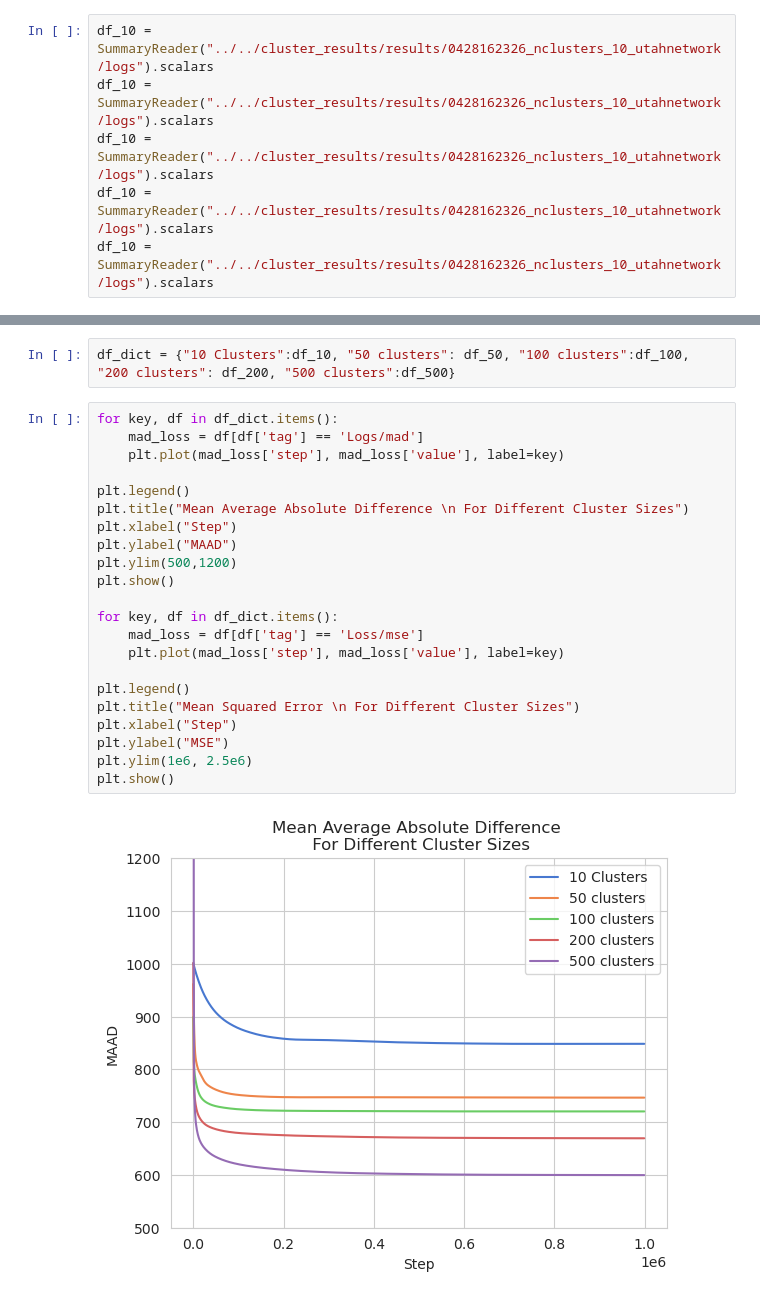
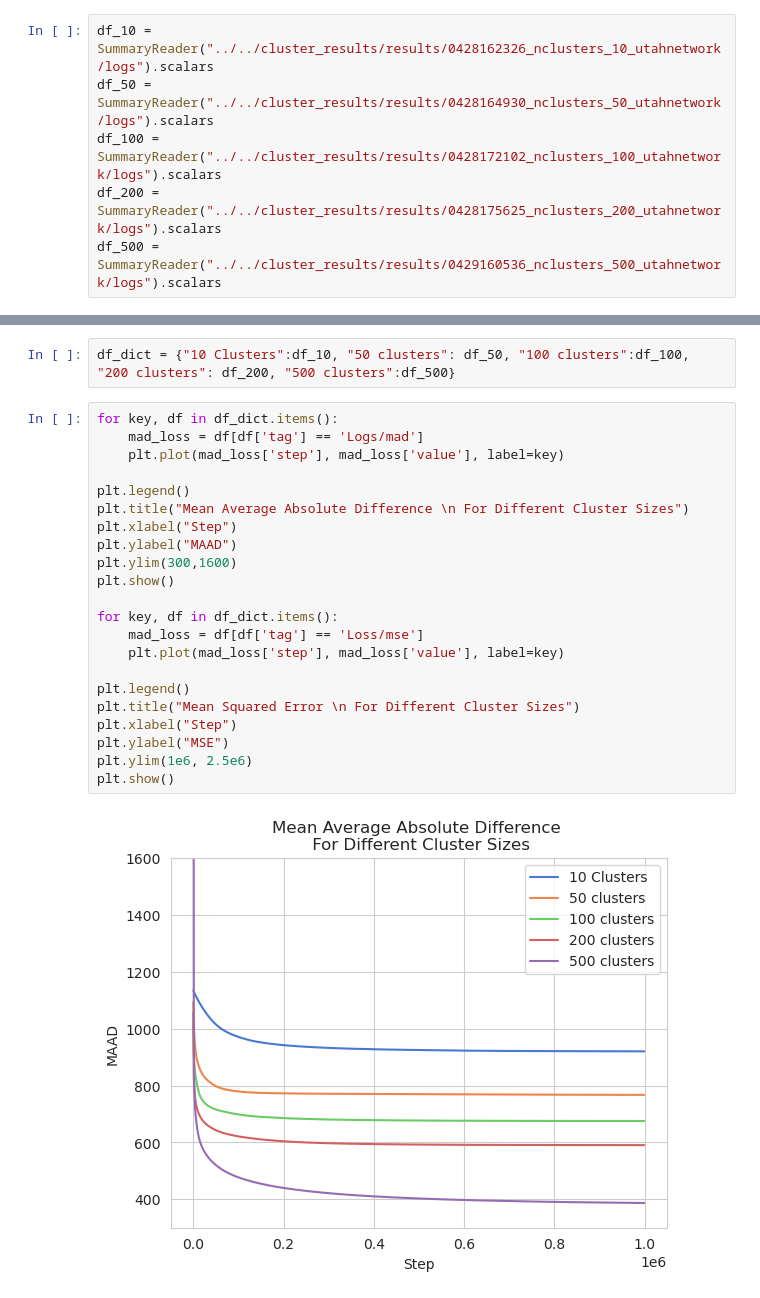
Before and after one commit to DIRECTLab/MatsimAI, a Jupyter notebook: matsimAI/notebooks/analysis_different_clusters.ipynb, the cells around one changed output, grey strips where cells are left out. Cells and saved outputs as stored; diff of their text form.

```diff
--- a/matsimAI/notebooks/analysis_different_clusters.ipynb
+++ b/matsimAI/notebooks/analysis_different_clusters.ipynb
@@ -6,7 +6,7 @@ sns.set_style("whitegrid")
 sns.set_palette("muted")
 # %%
 df_10 = SummaryReader("../../cluster_results/results/0428162326_nclusters_10_utahnetwork/logs").scalars
-df_10 = SummaryReader("../../cluster_results/results/0428162326_nclusters_10_utahnetwork/logs").scalars
-df_10 = SummaryReader("../../cluster_results/results/0428162326_nclusters_10_utahnetwork/logs").scalars
-df_10 = SummaryReader("../../cluster_results/results/0428162326_nclusters_10_utahnetwork/logs").scalars
-df_10 = SummaryReader("../../cluster_results/results/0428162326_nclusters_10_utahnetwork/logs").scalars
+df_50 = SummaryReader("../../cluster_results/results/0428164930_nclusters_50_utahnetwork/logs").scalars
+df_100 = SummaryReader("../../cluster_results/results/0428172102_nclusters_100_utahnetwork/logs").scalars
+df_200 = SummaryReader("../../cluster_results/results/0428175625_nclusters_200_utahnetwork/logs").scalars
+df_500 = SummaryReader("../../cluster_results/results/0429160536_nclusters_500_utahnetwork/logs").scalars
@@ -28,24 +15,24 @@ df_dict = {"10 Clusters":df_10, "50 clusters": df_50, "100 clusters":df_100, "20
 # %%
 for key, df in df_dict.items():
     mad_loss = df[df['tag'] == 'Logs/mad']
     plt.plot(mad_loss['step'], mad_loss['value'], label=key)
 
 plt.legend()
 plt.title("Mean Average Absolute Difference \n For Different Cluster Sizes")
 plt.xlabel("Step")
 plt.ylabel("MAAD")
-plt.ylim(500,1200)
+plt.ylim(300,1600)
 plt.show()
 
 for key, df in df_dict.items():
     mad_loss = df[df['tag'] == 'Loss/mse']
     plt.plot(mad_loss['step'], mad_loss['value'], label=key)
 
 plt.legend()
 plt.title("Mean Squared Error \n For Different Cluster Sizes")
 plt.xlabel("Step")
 plt.ylabel("MSE")
 plt.ylim(1e6, 2.5e6)
 plt.show()
 # %% [output]
-[figure, old version]
+[figure, new version]
```
Also changed, not shown: parts of 3 cells of this notebook, 1 other file.
